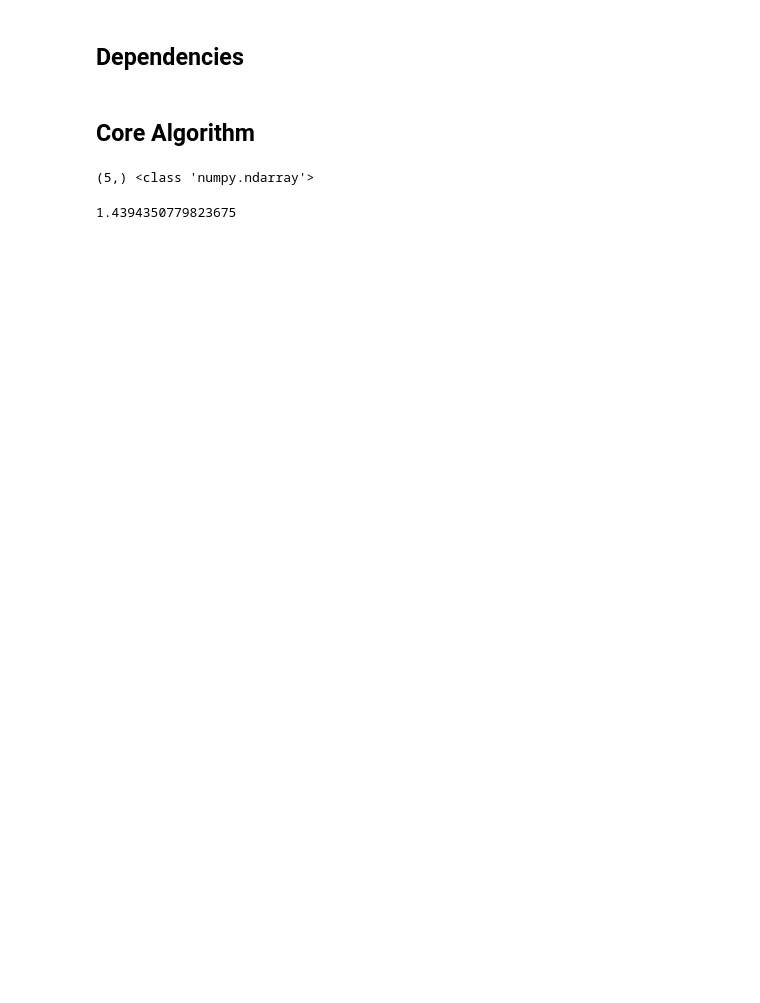
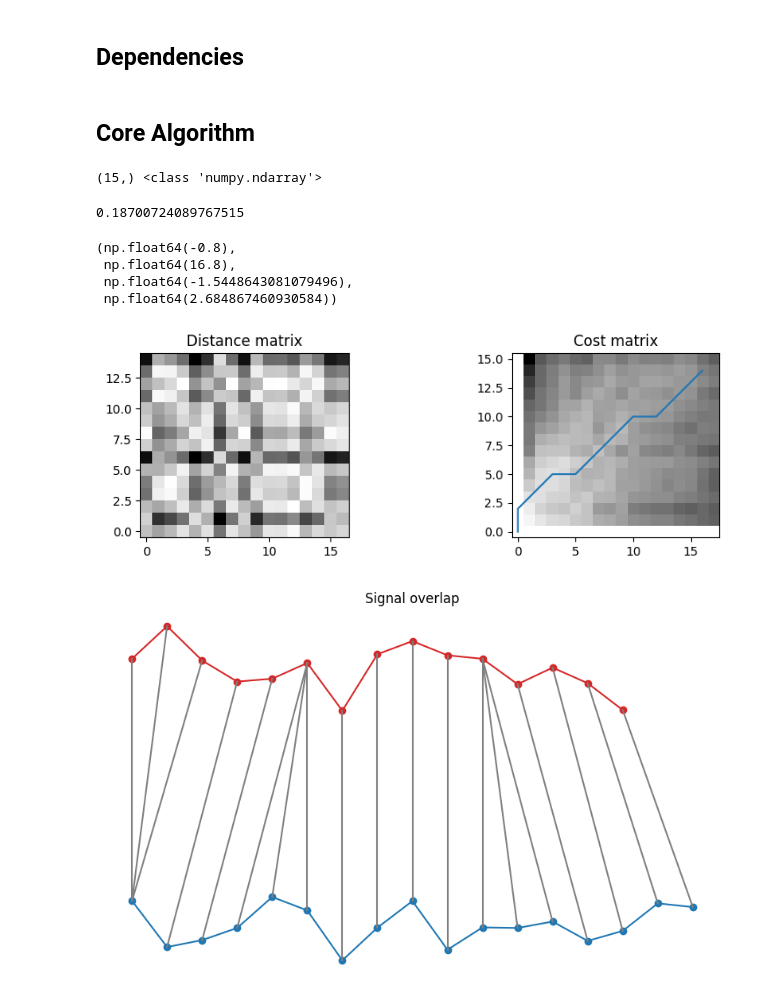
Before and after one commit to harshalchalke31/algorithms, a Jupyter notebook: Time_Series/DTW/dtw.ipynb, the cells around one changed output. Drawn from its saved outputs; the diff is of its cells as text; code cells hidden in the pictures; blank space fills up the shorter version.

```diff
--- a/Time_Series/DTW/dtw.ipynb
+++ b/Time_Series/DTW/dtw.ipynb
@@ -6,12 +8,12 @@ import pandas as pd
 # %% [markdown]
 ## Core Algorithm
 # %%
-signal1 = np.random.rand(5)
-signal2 = np.random.rand(7)
+signal1 = np.random.rand(15)
+signal2 = np.random.rand(17)
 
 print(signal1.shape,type(signal2))
 # %% [output]
-(5,) <class 'numpy.ndarray'>
+(15,) <class 'numpy.ndarray'>
 # %%
 def dtw(signal1:np.array,signal2:np.array,normalized:bool=True):
 
@@ -67,11 +69,40 @@ def dtw(signal1:np.array,signal2:np.array,normalized:bool=True):
     path.reverse()
 
     if normalized:
-        return dtw_distance/len(path)
+        return dtw_distance/len(path),distance_matrix,cost_matrix,path
     else:
-        return dtw_distance
+        return dtw_distance,distance_matrix,cost_matrix,path
 # %%
-x = dtw(signal1,signal2,normalized=False)
-print(x)
+distance,distance_matrix,cost_matrix,path = dtw(signal1,signal2)
+print(distance)
 # %% [output]
-1.4394350779823675
+0.18700724089767515
+# %%
+# Visualize the signals, distance matrix and cost matrix with path
+
+plt.figure(figsize=(10, 6))
+
+plt.subplot(2,2,1)
+plt.title("Distance matrix")
+plt.imshow(distance_matrix, cmap=plt.cm.binary, interpolation="nearest", origin="lower")
+
+plt.subplot(2,2,2)
+plt.title("Cost matrix")
+plt.imshow(cost_matrix, cmap=plt.cm.binary, interpolation="nearest", origin="lower")
+x_path, y_path = zip(*path)
+plt.plot(y_path, x_path)
+
+plt.figure(figsize=(10,6))
+plt.title("Signal overlap")
+plt.plot(np.arange(signal1.shape[0]), signal1 + 1.5, "-o", c="C3")
+plt.plot(np.arange(signal2.shape[0]), signal2 - 1.5, "-o", c="C0")
+for x_i, y_j in path:
+    plt.plot([x_i, y_j], [signal1[x_i] + 1.5, signal2[y_j] - 1.5], c="C7")
+plt.axis("off")
+# %% [output]
+(np.float64(-0.8),
+ np.float64(16.8),
+ np.float64(-1.5448643081079496),
+ np.float64(2.684867460930584))
+[figure, added]
+[figure, added]
```
Also changed, not shown: parts of 1 cell of this notebook, 14 other files.
